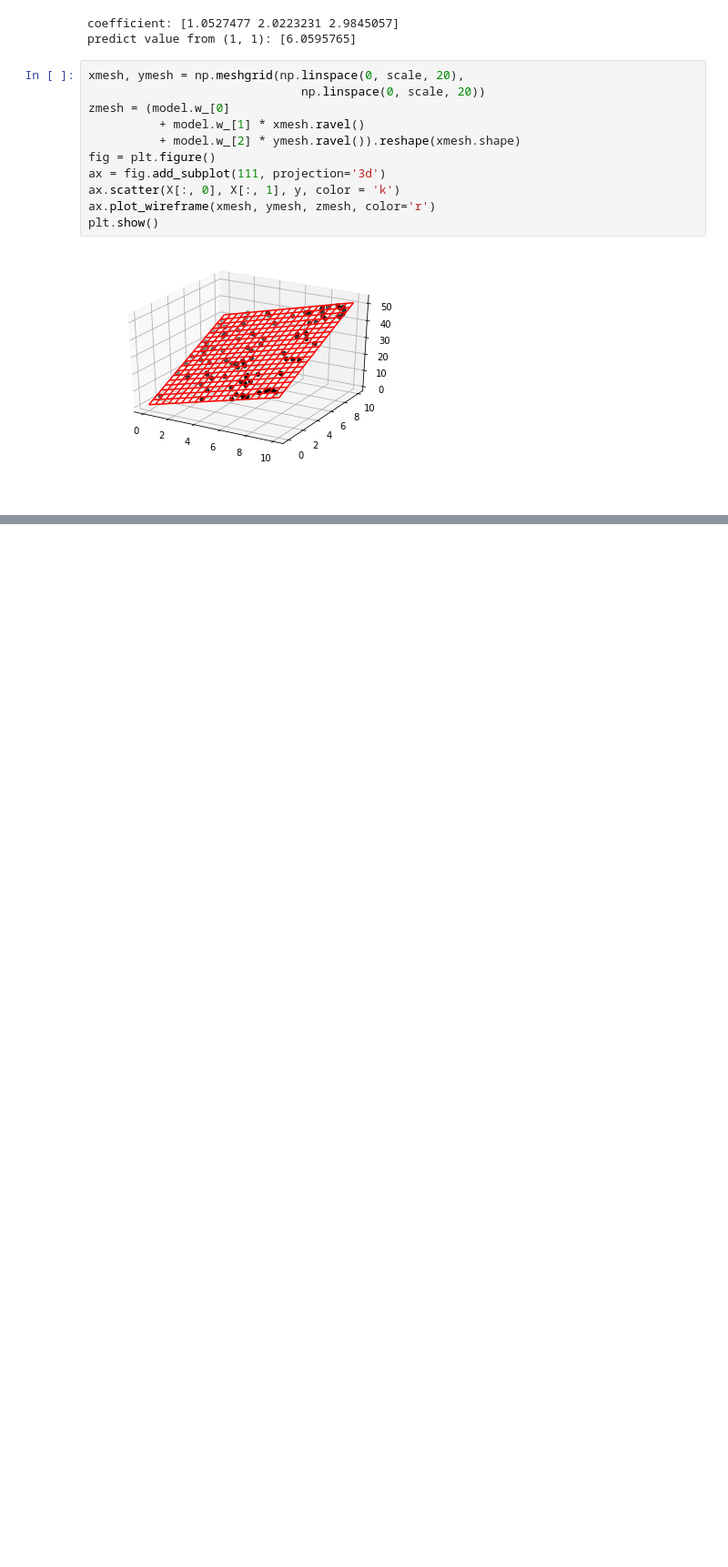
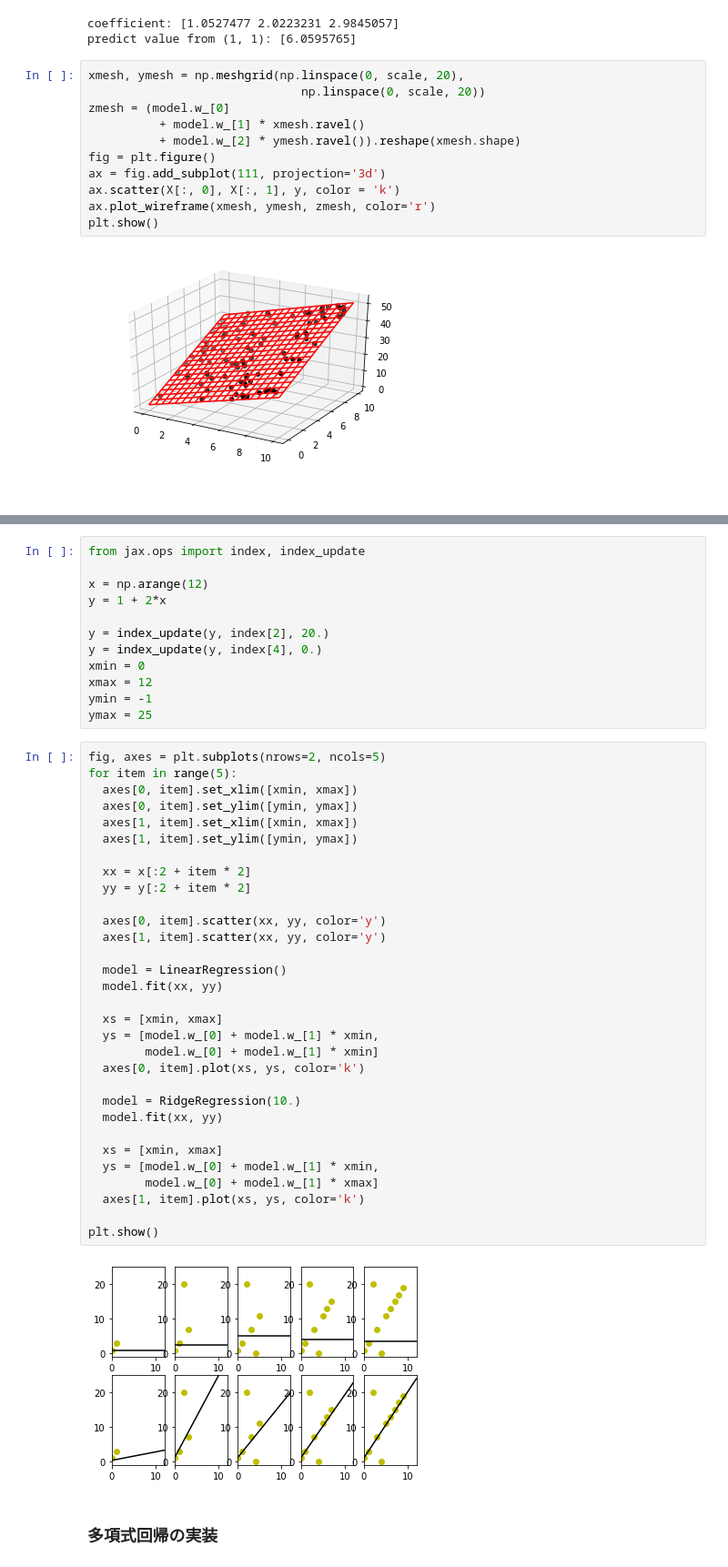
Before and after one commit to beeyan/Analytics, a Jupyter notebook: Colab Notebooks/learning_numpy.jax/machine_learning.ipynb, the cells around one changed output, grey strips where cells are left out. Shown at 91% size. Cells and saved outputs as stored; diff of their text form; blank space fills up the shorter version.

```diff
--- a/Colab Notebooks/learning_numpy.jax/machine_learning.ipynb
+++ b/Colab Notebooks/learning_numpy.jax/machine_learning.ipynb
@@ -122,0 +224,47 @@ Xy = np.array(Xy, dtype=np.float64)
+# %%
+from jax.ops import index, index_update
+
+x = np.arange(12)
+y = 1 + 2*x
+
+y = index_update(y, index[2], 20.)
+y = index_update(y, index[4], 0.)
+xmin = 0
+xmax = 12
+ymin = -1
+ymax = 25
+# %%
+fig, axes = plt.subplots(nrows=2, ncols=5)
+for item in range(5):
+  axes[0, item].set_xlim([xmin, xmax])
+  axes[0, item].set_ylim([ymin, ymax])
+  axes[1, item].set_xlim([xmin, xmax])
+  axes[1, item].set_ylim([ymin, ymax])
+
+  xx = x[:2 + item * 2]
+  yy = y[:2 + item * 2]
+
+  axes[0, item].scatter(xx, yy, color='y')
+  axes[1, item].scatter(xx, yy, color='y')
+
+  model = LinearRegression()
+  model.fit(xx, yy)
+
+  xs = [xmin, xmax]
+  ys = [model.w_[0] + model.w_[1] * xmin,
+        model.w_[0] + model.w_[1] * xmin]
+  axes[0, item].plot(xs, ys, color='k')
+
+  model = RidgeRegression(10.)
+  model.fit(xx, yy)
+
+  xs = [xmin, xmax]
+  ys = [model.w_[0] + model.w_[1] * xmin,
+        model.w_[0] + model.w_[1] * xmax]
+  axes[1, item].plot(xs, ys, color='k')
+
+plt.show()
+# %% [output]
+[figure, added]
+# %% [markdown]
+### 多項式回帰の実装
```
Also changed, not shown: parts of 23 cells of this notebook.
